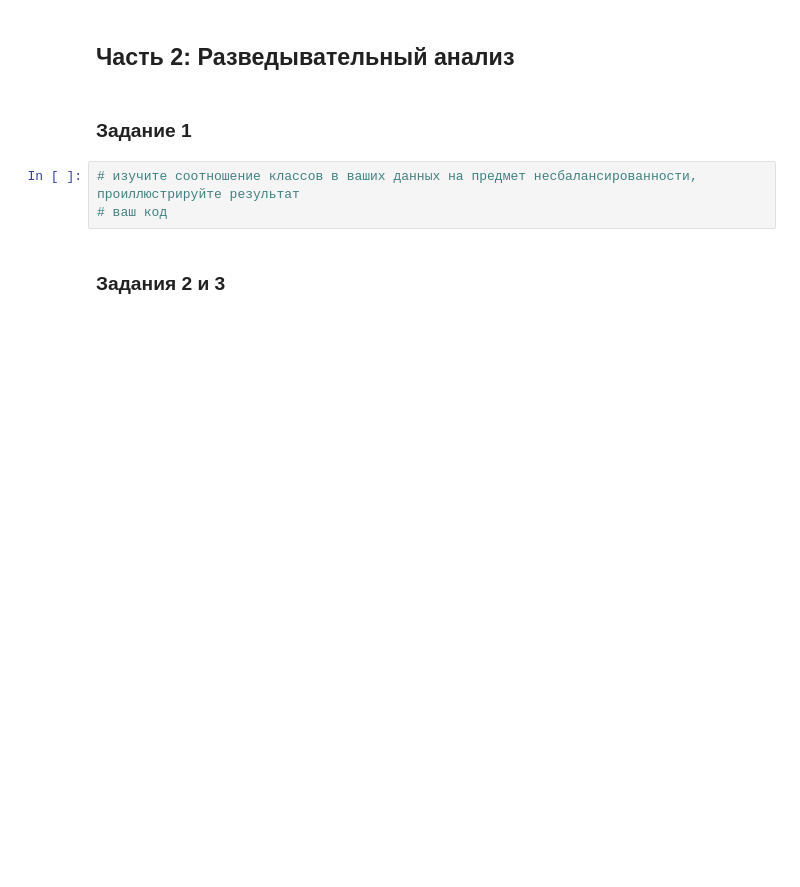
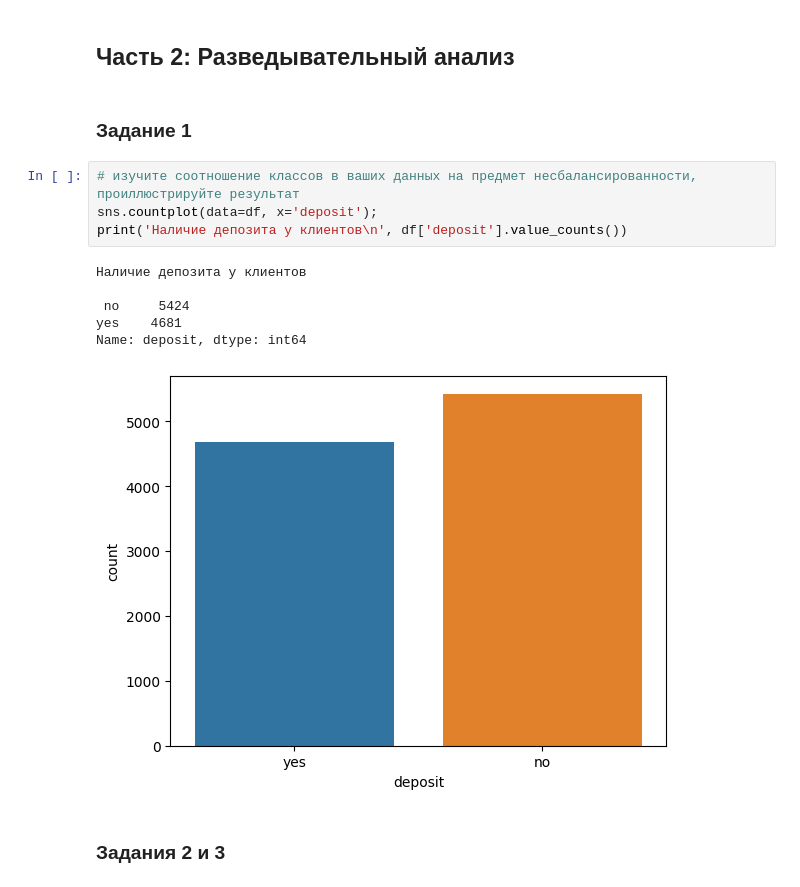
Before and after one commit to Lepnik/data_science_lnv, a Jupyter notebook: ML/Project/Project_4_ML.ipynb, the cells around one changed output. Cells and saved outputs as stored; diff of their text form; blank space fills up the shorter version.

```diff
--- a/ML/Project/Project_4_ML.ipynb
+++ b/ML/Project/Project_4_ML.ipynb
@@ -155,7 +155,15 @@ df.shape[0]
 ### Задание 1
 # %%
 # изучите соотношение классов в ваших данных на предмет несбалансированности, проиллюстрируйте результат
-# ваш код
+sns.countplot(data=df, x='deposit');
+print('Наличие депозита у клиентов\n', df['deposit'].value_counts())
+# %% [output]
+Наличие депозита у клиентов
+
+ no     5424
+yes    4681
+Name: deposit, dtype: int64
+[figure, added]
 # %% [markdown]
 ### Задания 2 и 3
 # %%
```
